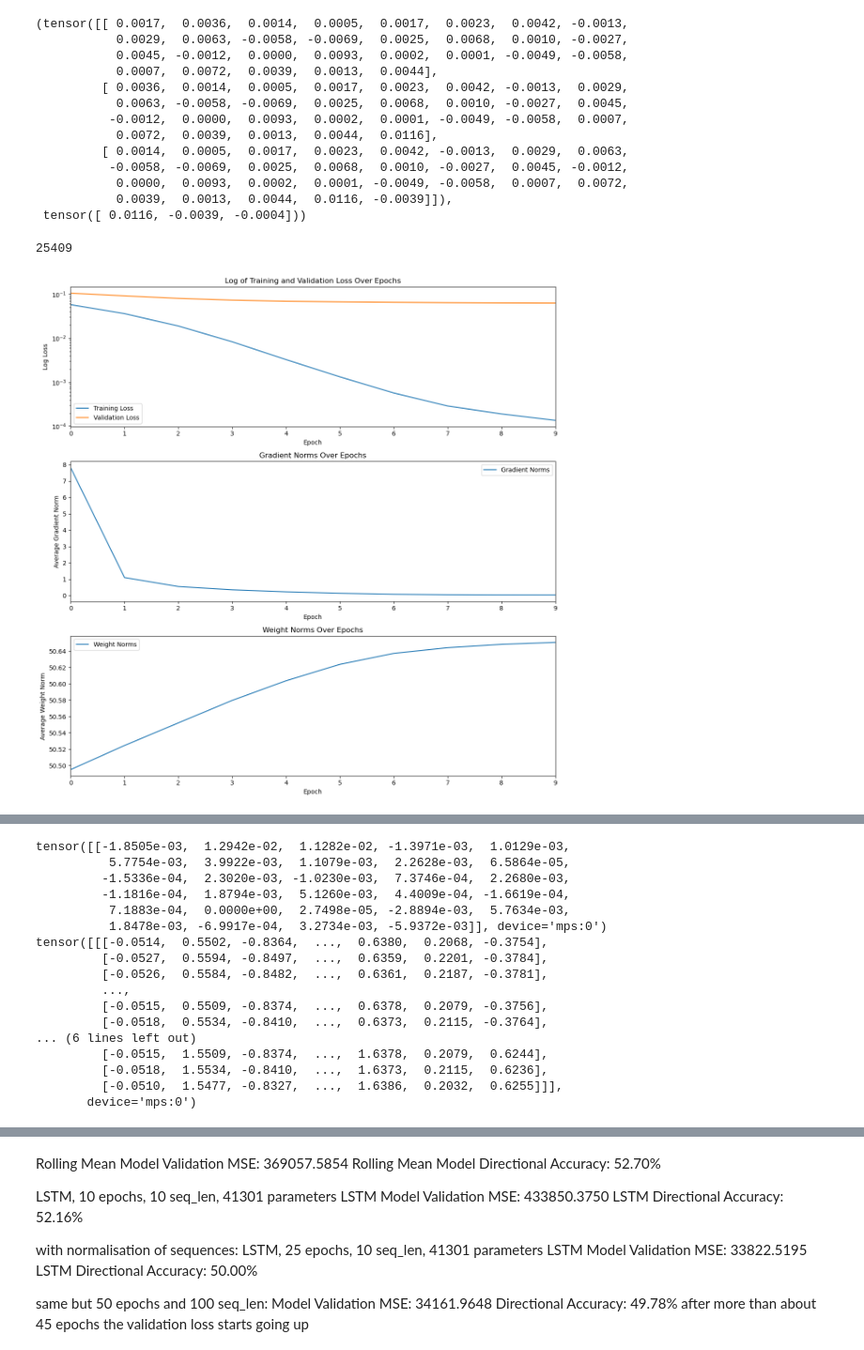
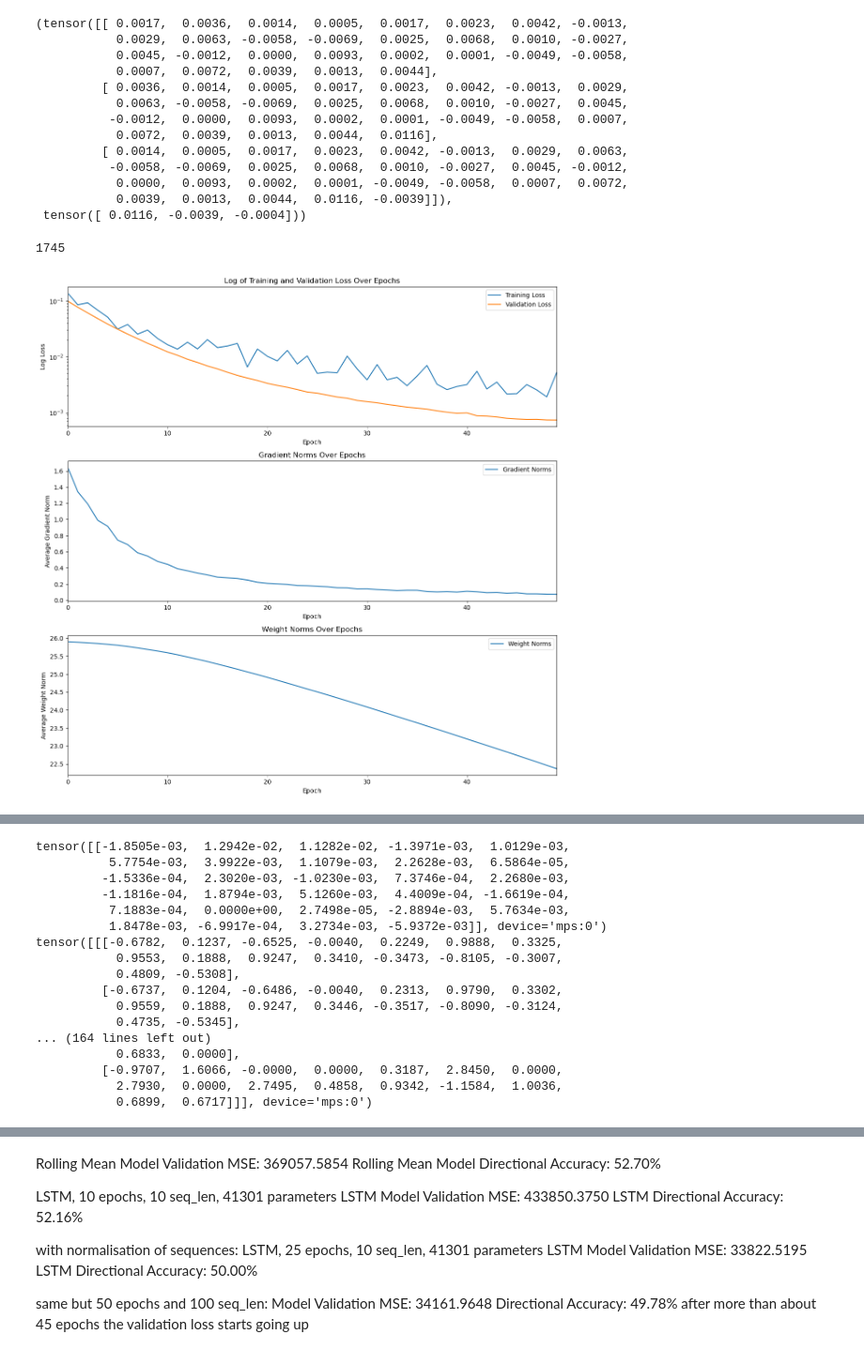
Before and after one commit to Looyyd/PytorchPractice, a Jupyter notebook: notebooks/stock_market.ipynb, the cells around one changed output, grey strips where cells are left out. Shown: that part at 94% size. Cells and saved outputs as stored; diff of their text form; code cells hidden in the pictures.

```diff
--- a/notebooks/stock_market.ipynb
+++ b/notebooks/stock_market.ipynb
@@ -165,7 +165,7 @@ X_train[:3], y_train[:3]
 # %%
 class PositionalEncoding(nn.Module):
 
-    def __init__(self, d_model: int, dropout: float = 0, max_len: int = 5000):
+    def __init__(self, d_model: int, dropout: float = 0.3, max_len: int = 5000):
         super().__init__()
         self.dropout = nn.Dropout(p=dropout)
 
@@ -186,8 +186,8 @@ class PositionalEncoding(nn.Module):
 
 
 class SimpleTransformer(nn.Module):
-    def __init__(self, input_size=30, num_layers=1, num_heads=4, dim_feedforward=64,
-                 output_size=1, dropout=0, layer_norm_epsilon=1e-4, layers_to_hook=None):
+    def __init__(self, input_size=30, num_layers=1, num_heads=2, dim_feedforward=16,
+                 output_size=1, dropout=0.3, layer_norm_epsilon=1e-4, layers_to_hook=None):
         super(SimpleTransformer, self).__init__()
 
         # Each price is a scalar, map it to a high-dimensional space
@@ -254,15 +254,15 @@ model = SimpleTransformer()
 model.to(device)
 
 criterion = nn.MSELoss()
-optimizer = optim.Adam(model.parameters(), lr=0.0001)
+optimizer = optim.Adam(model.parameters(), lr=0.0001, weight_decay=0.001)
 # %%
 parameter_count = sum(p.numel() for p in model.parameters() if p.requires_grad)
 print(parameter_count)
 # %% [output]
-25409
+1745
 # %%
 # Training settings
-epochs = 10
+epochs = 50
 batch_size = 128  # You can adjust this based on your dataset size and memory constraints
 
 # Function to create mini-batches
@@ -378,31 +378,31 @@ for epoch in range(epochs):
     axs[plot_idx].set_title('Log of Training and Validation Loss Over Epochs')
     axs[plot_idx].set_xlabel('Epoch')
     axs[plot_idx].set_xlim(0, epochs - 1)  # Limit x-axis to the number of epochs
     axs[plot_idx].set_ylabel('Log Loss')
     axs[plot_idx].set_yscale('log')  # Set the y-axis to a logarithmic scale
     axs[plot_idx].legend()
     plot_idx+=1
 
     # Gradient norms plot
     axs[plot_idx].plot(gradient_norms, label='Gradient Norms')
     axs[plot_idx].set_title('Gradient Norms Over Epochs')
     axs[plot_idx].set_xlabel('Epoch')
     axs[plot_idx].set_ylabel('Average Gradient Norm')
     axs[plot_idx].set_xlim(0, epochs - 1)  # Limit x-axis to the number of epochs
     axs[plot_idx].legend()
     plot_idx+=1
 
     # Weight norms plot
     axs[plot_idx].plot(weight_norms, label='Weight Norms')
     axs[plot_idx].set_title('Weight Norms Over Epochs')
     axs[plot_idx].set_xlabel('Epoch')
     axs[plot_idx].set_ylabel('Average Weight Norm')
     axs[plot_idx].set_xlim(0, epochs - 1)  # Limit x-axis to the number of epochs
     axs[plot_idx].legend()
 
     plt.tight_layout()
     plt.show()
 
     print(f'Epoch {epoch + 1}/{epochs}, Training Loss: {train_losses[-1]:.8f}, Validation Loss: {val_losses[-1]:.8f}')
 # %% [output]
-[figure, old version]
+[figure, new version]
@@ -426,17 +426,17 @@ tensor([[-1.8505e-03,  1.2942e-02,  1.1282e-02, -1.3971e-03,  1.0129e-03,
          -1.1816e-04,  1.8794e-03,  5.1260e-03,  4.4009e-04, -1.6619e-04,
           7.1883e-04,  0.0000e+00,  2.7498e-05, -2.8894e-03,  5.7634e-03,
           1.8478e-03, -6.9917e-04,  3.2734e-03, -5.9372e-03]], device='mps:0')
-tensor([[[-0.0514,  0.5502, -0.8364,  ...,  0.6380,  0.2068, -0.3754],
-         [-0.0527,  0.5594, -0.8497,  ...,  0.6359,  0.2201, -0.3784],
-         [-0.0526,  0.5584, -0.8482,  ...,  0.6361,  0.2187, -0.3781],
-         ...,
-         [-0.0515,  0.5509, -0.8374,  ...,  0.6378,  0.2079, -0.3756],
-         [-0.0518,  0.5534, -0.8410,  ...,  0.6373,  0.2115, -0.3764],
-... (6 lines left out)
-         [-0.0515,  1.5509, -0.8374,  ...,  1.6378,  0.2079,  0.6244],
-         [-0.0518,  1.5534, -0.8410,  ...,  1.6373,  0.2115,  0.6236],
-         [-0.0510,  1.5477, -0.8327,  ...,  1.6386,  0.2032,  0.6255]]],
-       device='mps:0')
+tensor([[[-0.6782,  0.1237, -0.6525, -0.0040,  0.2249,  0.9888,  0.3325,
+           0.9553,  0.1888,  0.9247,  0.3410, -0.3473, -0.8105, -0.3007,
+           0.4809, -0.5308],
+         [-0.6737,  0.1204, -0.6486, -0.0040,  0.2313,  0.9790,  0.3302,
+           0.9559,  0.1888,  0.9247,  0.3446, -0.3517, -0.8090, -0.3124,
+           0.4735, -0.5345],
+... (164 lines left out)
+           0.6833,  0.0000],
+         [-0.9707,  1.6066, -0.0000,  0.0000,  0.3187,  2.8450,  0.0000,
+           2.7930,  0.0000,  2.7495,  0.4858,  0.9342, -1.1584,  1.0036,
+           0.6899,  0.6717]]], device='mps:0')
 # %%
 # Expand or unsqueeze start_values_val to match val_predictions shape
 start_values_expanded = start_values_val.unsqueeze(1)  # shape becomes [batch_size, 1]
```
Also changed, not shown: parts of 5 cells of this notebook.
